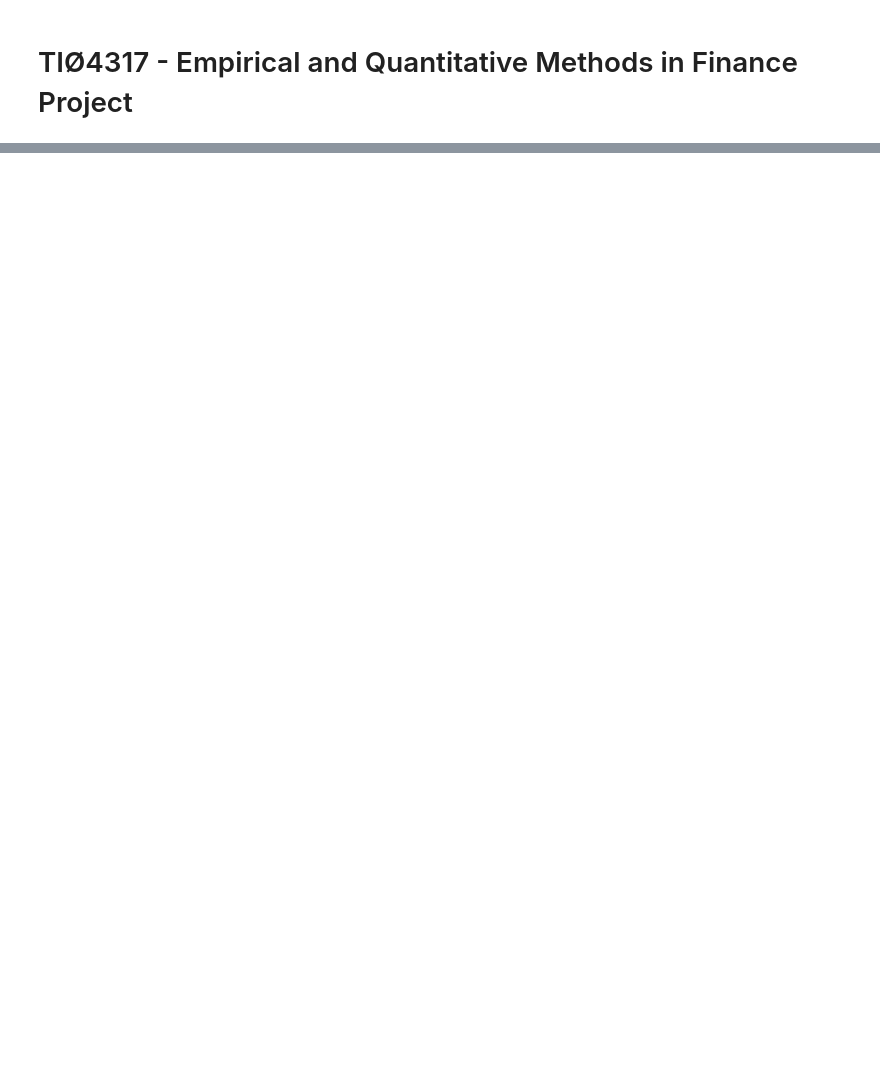
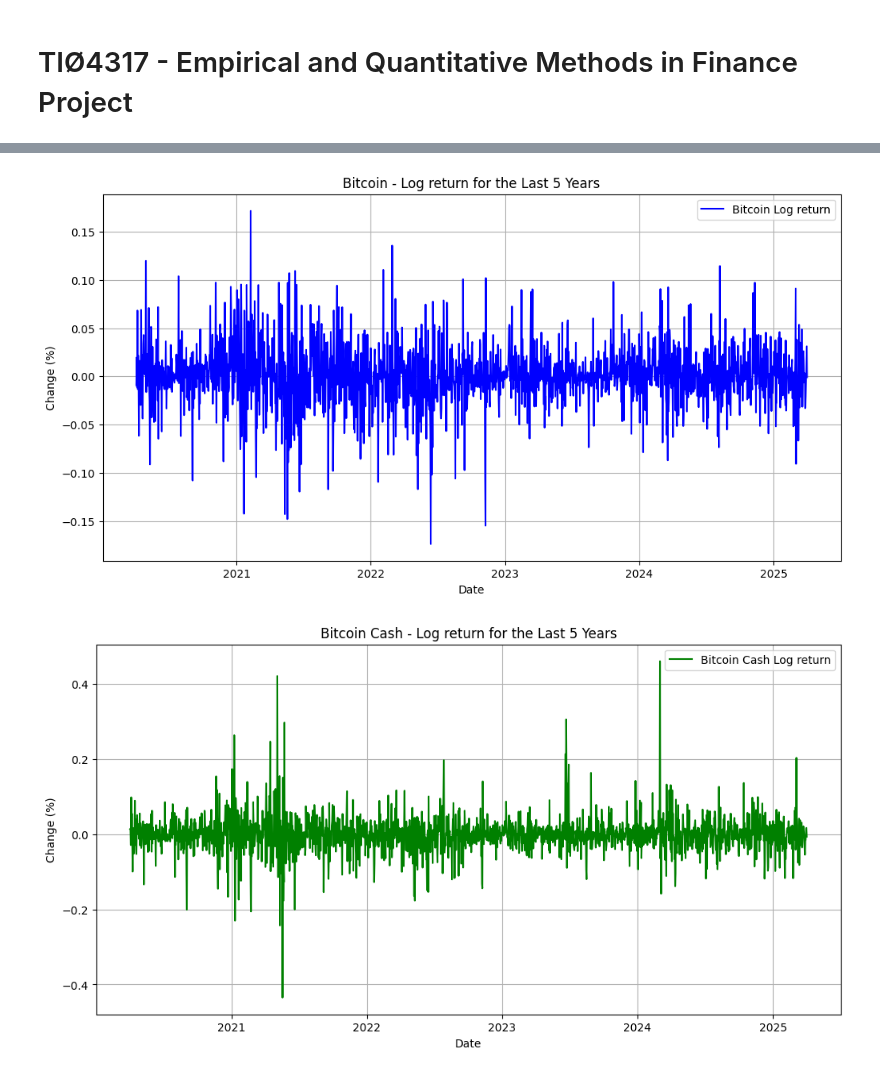
Before and after one commit to synnerbo/EmpiriskProsjekt, a Jupyter notebook: tiø4317_project.ipynb, the cells around one changed output, grey strips where cells are left out. Saved outputs shown, nothing was run; the diff lists cells and outputs as text; code cells hidden in the pictures; blank space fills up the shorter version.

```diff
--- a/tiø4317_project.ipynb
+++ b/tiø4317_project.ipynb
@@ -87,0 +92,28 @@ plt.show()
+# %%
+# Defining % change in price
+
+df_Bitcoin["log_return"] = np.log(df_Bitcoin["Close"]/df_Bitcoin["Close"].shift(1))
+df_Bitcoin_Cash["log_return"] = np.log(df_Bitcoin_Cash["Close"]/df_Bitcoin_Cash["Close"].shift(1))
+
+# Plot the Log returns
+
+plt.figure(figsize=(12, 6))
+plt.plot(df_Bitcoin.index, df_Bitcoin["log_return"], label="Bitcoin Log return", color="blue")
+plt.xlabel("Date")
+plt.ylabel("Change (%)")
+plt.title("Bitcoin - Log return for the Last 5 Years")
+plt.legend()
+plt.grid()
+plt.show()
+
+plt.figure(figsize=(12, 6))
+plt.plot(df_Bitcoin_Cash.index, df_Bitcoin_Cash["log_return"], label="Bitcoin Cash Log return", color="green")
+plt.xlabel("Date")
+plt.ylabel("Change (%)")
+plt.title("Bitcoin Cash - Log return for the Last 5 Years")
+plt.legend()
+plt.grid()
+plt.show()
+# %% [output]
+[figure, added]
+[figure, added]
```
Also changed, not shown: parts of 10 cells of this notebook.
